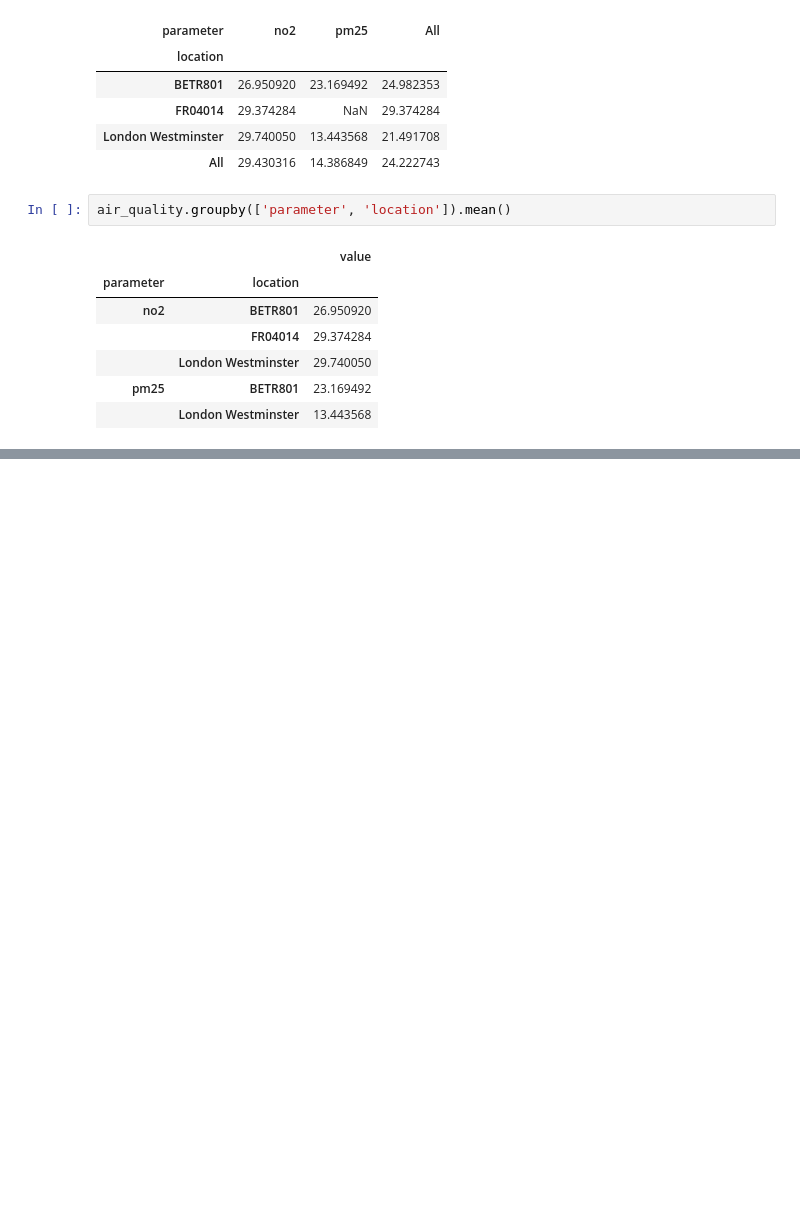
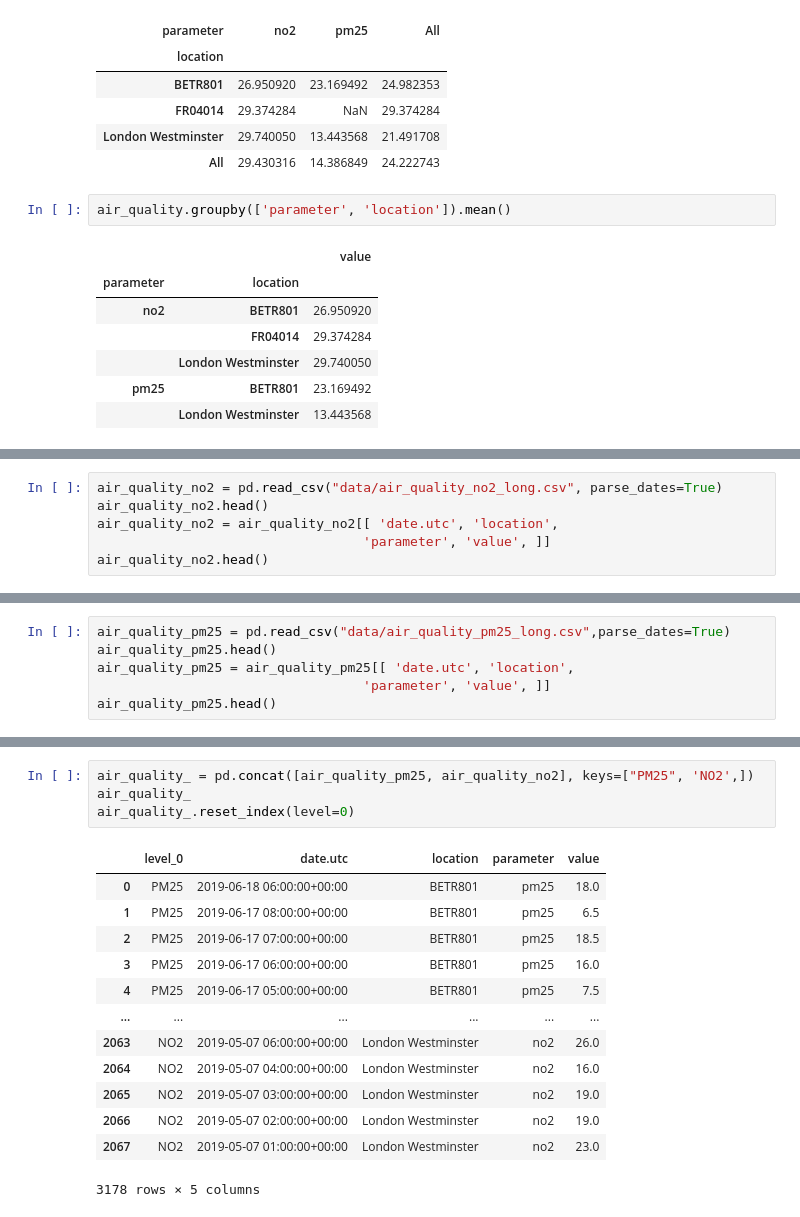
Before and after one commit to UtsavParashar/PythonProblems, a Jupyter notebook: PandasOffDoc.ipynb, the cells around one changed output, grey strips where cells are left out. Drawn from its saved outputs; the diff is of its cells as text; blank space fills up the shorter version.

Commit message:
melt id_vars value_var value_name var_name concat keys merge on how

```diff
--- a/PandasOffDoc.ipynb
+++ b/PandasOffDoc.ipynb
@@ -578,0 +626,6 @@ air_quality.groupby(['parameter', 'location']).mean()
+# %%
+air_quality_no2 = pd.read_csv("data/air_quality_no2_long.csv", parse_dates=True)
+air_quality_no2.head()
+air_quality_no2 = air_quality_no2[[ 'date.utc', 'location',
+                                  'parameter', 'value', ]]
+air_quality_no2.head()
@@ -578,0 +639,6 @@ air_quality.groupby(['parameter', 'location']).mean()
+# %%
+air_quality_pm25 = pd.read_csv("data/air_quality_pm25_long.csv",parse_dates=True)
+air_quality_pm25.head()
+air_quality_pm25 = air_quality_pm25[[ 'date.utc', 'location',
+                                  'parameter', 'value', ]]
+air_quality_pm25.head()
@@ -578,0 +693,18 @@ air_quality.groupby(['parameter', 'location']).mean()
+# %%
+air_quality_ = pd.concat([air_quality_pm25, air_quality_no2], keys=["PM25", 'NO2',])
+air_quality_
+air_quality_.reset_index(level=0)
+# %% [output]
+|  | level_0 | date.utc | location | parameter | value |
+| 0 | PM25 | 2019-06-18 06:00:00+00:00 | BETR801 | pm25 | 18.0 |
+| 1 | PM25 | 2019-06-17 08:00:00+00:00 | BETR801 | pm25 | 6.5 |
+| 2 | PM25 | 2019-06-17 07:00:00+00:00 | BETR801 | pm25 | 18.5 |
+| 3 | PM25 | 2019-06-17 06:00:00+00:00 | BETR801 | pm25 | 16.0 |
+| 4 | PM25 | 2019-06-17 05:00:00+00:00 | BETR801 | pm25 | 7.5 |
+| ... | ... | ... | ... | ... | ... |
+| 2063 | NO2 | 2019-05-07 06:00:00+00:00 | London Westminster | no2 | 26.0 |
+| 2064 | NO2 | 2019-05-07 04:00:00+00:00 | London Westminster | no2 | 16.0 |
+| 2065 | NO2 | 2019-05-07 03:00:00+00:00 | London Westminster | no2 | 19.0 |
+| 2066 | NO2 | 2019-05-07 02:00:00+00:00 | London Westminster | no2 | 19.0 |
+| 2067 | NO2 | 2019-05-07 01:00:00+00:00 | London Westminster | no2 | 23.0 |
+3178 rows × 5 columns
```
Also changed, not shown: parts of 18 cells of this notebook, 1 other file.
